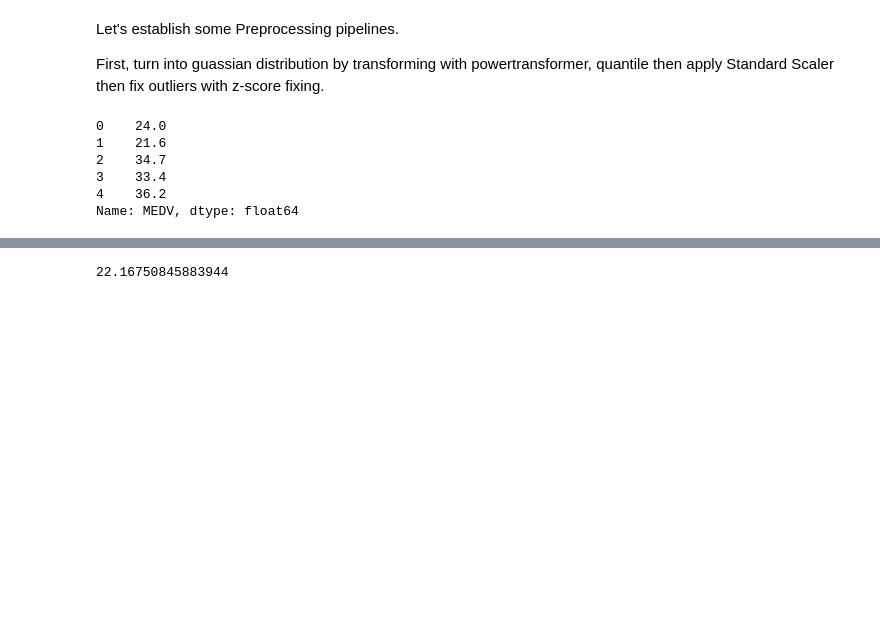
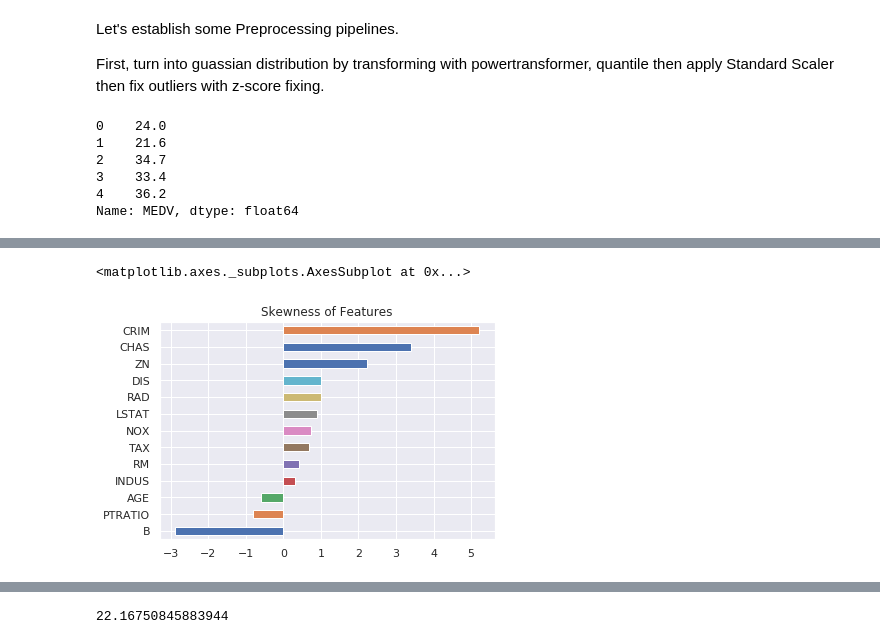
Before and after one commit to khickey25/Capstone-Project, a Jupyter notebook: Homes/Untitled.ipynb, the cells around one changed output, grey strips where cells are left out. Drawn from its saved outputs; the diff is of its cells as text; code cells hidden in the pictures; blank space fills up the shorter version.

```diff
--- a/Homes/Untitled.ipynb
+++ b/Homes/Untitled.ipynb
@@ -48,0 +70,5 @@ X.head()
+# %%
+X.skew().sort_values(ascending=True).plot(kind = 'barh', title = "Skewness of Features")
+# %% [output]
+<matplotlib.axes._subplots.AxesSubplot at 0x...>
+[figure, added]
```
Also changed, not shown: parts of 24 cells of this notebook, 2 other files.
